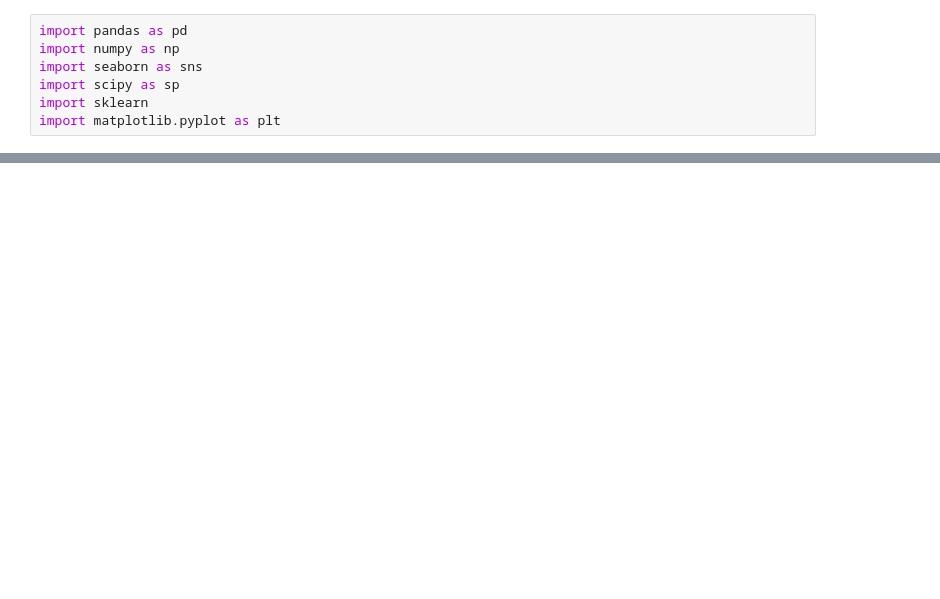
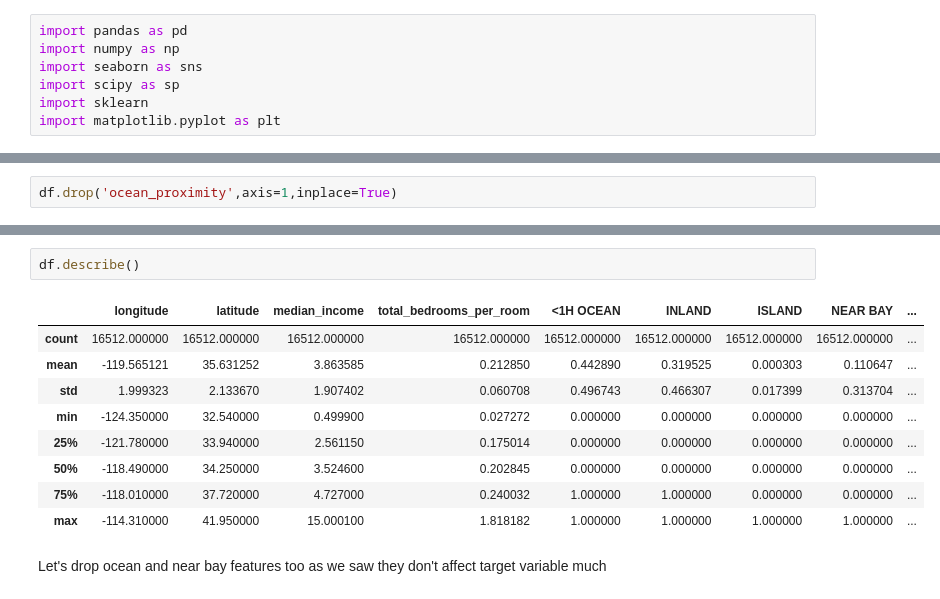
Before and after one commit to Nimish-nks/HousingProject, a Jupyter notebook: notebook/feature.ipynb, the cells around one changed output, grey strips where cells are left out. Drawn from its saved outputs; the diff is of its cells as text; blank space fills up the shorter version.

```diff
--- a/notebook/feature.ipynb
+++ b/notebook/feature.ipynb
@@ -21,3 +93,5 @@ df.head()
+# %%
+df.drop('ocean_proximity',axis=1,inplace=True)
 # %%
 df.info()
 # %% [output]
@@ -41,3 +123,17 @@ memory usage: 1.8+ MB
+# %%
+df.describe()
+# %% [output]
+|  | longitude | latitude | median_income | total_bedrooms_per_room | <1H OCEAN | INLAND | ISLAND | NEAR BAY | ... |
+| count | 16512.000000 | 16512.000000 | 16512.000000 | 16512.000000 | 16512.000000 | 16512.000000 | 16512.000000 | 16512.000000 | ... |
+| mean | -119.565121 | 35.631252 | 3.863585 | 0.212850 | 0.442890 | 0.319525 | 0.000303 | 0.110647 | ... |
+| std | 1.999323 | 2.133670 | 1.907402 | 0.060708 | 0.496743 | 0.466307 | 0.017399 | 0.313704 | ... |
+| min | -124.350000 | 32.540000 | 0.499900 | 0.027272 | 0.000000 | 0.000000 | 0.000000 | 0.000000 | ... |
+| 25% | -121.780000 | 33.940000 | 2.561150 | 0.175014 | 0.000000 | 0.000000 | 0.000000 | 0.000000 | ... |
+| 50% | -118.490000 | 34.250000 | 3.524600 | 0.202845 | 0.000000 | 0.000000 | 0.000000 | 0.000000 | ... |
+| 75% | -118.010000 | 37.720000 | 4.727000 | 0.240032 | 1.000000 | 1.000000 | 0.000000 | 0.000000 | ... |
+| max | -114.310000 | 41.950000 | 15.000100 | 1.818182 | 1.000000 | 1.000000 | 1.000000 | 1.000000 | ... |
+# %% [markdown]
+Let's drop ocean and near bay features too as we saw they don't affect target variable much
 # %%
 df.columns
 # %% [output]
```
Also changed, not shown: parts of 24 cells of this notebook, 1 other file.
